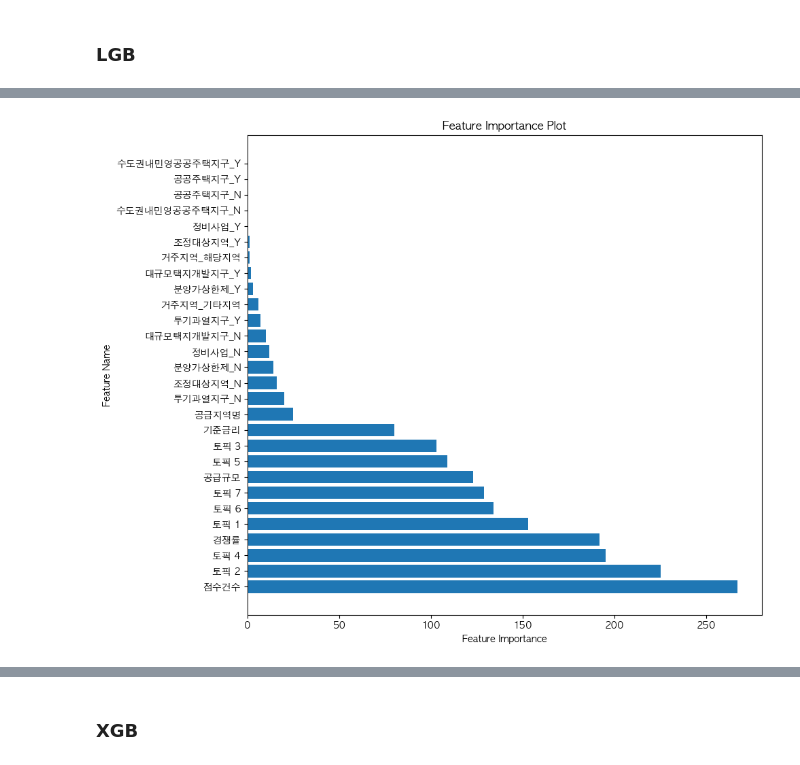
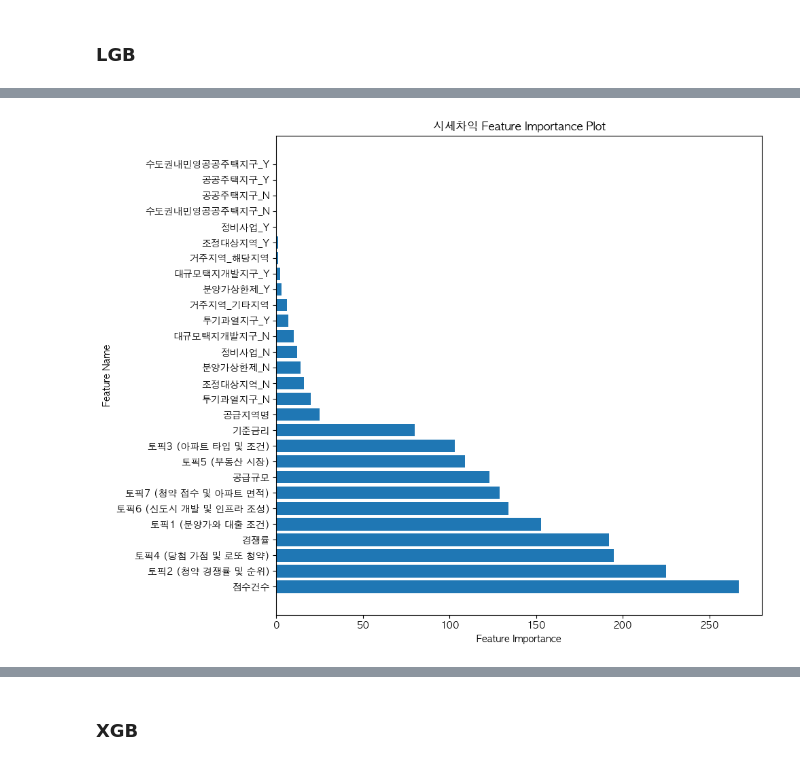
Before and after one commit to choikwangil95/HKToss-MLOps-Proejct, a Jupyter notebook: src/baseline_gain.ipynb, the cells around one changed output, grey strips where cells are left out. Cells and saved outputs as stored; diff of their text form; code cells hidden in the pictures.

```diff
--- a/src/baseline_gain.ipynb
+++ b/src/baseline_gain.ipynb
@@ -150,6 +172,16 @@ joblib.dump(feature_pipeline, f"./storage/trained_pipeline/pipeline_{version}.pk
 ### 학습
 # %% [markdown]
 ### LGB
+# %%
+topic_labels = {
+    "토픽 1": "토픽1 (분양가와 대출 조건)",
+    "토픽 2": "토픽2 (청약 경쟁률 및 순위)",
+    "토픽 3": "토픽3 (아파트 타입 및 조건)",
+    "토픽 4": "토픽4 (당첨 가점 및 로또 청약)",
+    "토픽 5": "토픽5 (부동산 시장)",
+    "토픽 6": "토픽6 (신도시 개발 및 인프라 조성)",
+    "토픽 7": "토픽7 (청약 접수 및 아파트 면적)",
+}
 # %%
 import numpy as np
 import matplotlib.pyplot as plt
@@ -168,6 +200,10 @@ lgb_model = lgb.LGBMRegressor(
 )
 
 lgb_model.fit(X_train_transformed, y_train)
+
+# 이후에 rename 수행 (그래프용)
+X_train_transformed.rename(columns=topic_labels, inplace=True)
+X_test_transformed.rename(columns=topic_labels, inplace=True)
 
 y_pred_lgb = lgb_model.predict(X_test_transformed)
 
@@ -191,7 +227,7 @@ plt.figure(figsize=(10, 8))  # 그래프 크기 설정
 plt.barh(X_train_transformed.columns[sorted_idx], feature_importances[sorted_idx])
 plt.xlabel("Feature Importance")
 plt.ylabel("Feature Name")
-plt.title("Feature Importance Plot")
+plt.title("시세차익 Feature Importance Plot")
 plt.tight_layout()  # 레이아웃 조정
 plt.show()
 # %% [output]
@@ -215 +251 @@ LightGBM - RMSE: 173175857.3155983, R^2: 0.6733653063616578
-[figure, old version]
+[figure, new version]
```
Also changed, not shown: parts of 7 cells of this notebook, 3 other files.
